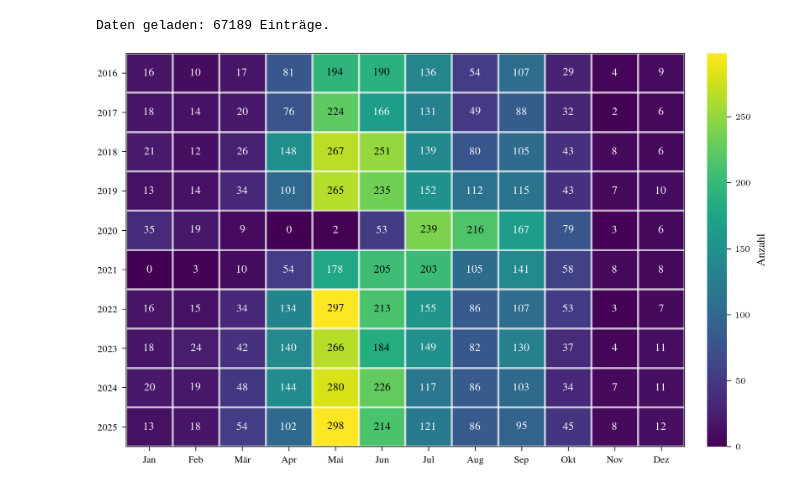
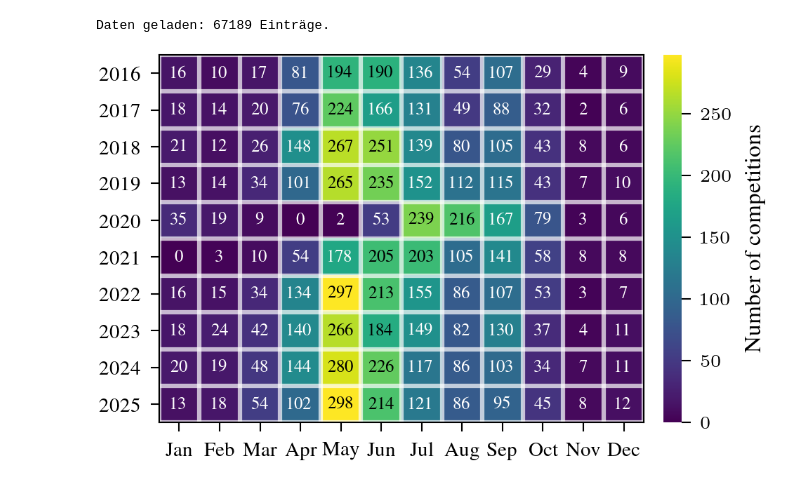
Before and after one commit to maxwernz/Data-Literacy, a Jupyter notebook: max/max_analysis/covid_heatmap.ipynb, the cells around one changed output. Cells and saved outputs as stored; diff of their text form; code cells hidden in the pictures.

```diff
--- a/max/max_analysis/covid_heatmap.ipynb
+++ b/max/max_analysis/covid_heatmap.ipynb
@@ -74,7 +74,7 @@ global_stats = df_germany.groupby('day_of_year')['iaaf_score'].median()
 global_smoothed = global_stats.rolling(window=14, center=True).mean()
 
 
-column_width = "full"
+column_width = "half"
 
 with plt.rc_context(plt.bundles.icml2024(column=column_width)):
 
@@ -82,7 +82,7 @@ with plt.rc_context(plt.bundles.icml2024(column=column_width)):
     years = df_germany['jahr'].unique()
 
     month_starts = [1, 32, 60, 91, 121, 152, 182, 213, 244, 274, 305, 335]
-    month_names = ['Jan', 'Feb', 'Mär', 'Apr', 'Mai', 'Jun', 'Jul', 'Aug', 'Sep', 'Okt', 'Nov', 'Dez']
+    month_names = ['Jan', 'Feb', 'Mar', 'Apr', 'May', 'Jun', 'Jul', 'Aug', 'Sep', 'Oct', 'Nov', 'Dec']
 
     heatmap_data = activity_pivot.values
 
@@ -113,32 +113,32 @@ with plt.rc_context(plt.bundles.icml2024(column=column_width)):
     for i in range(len(years_idx)):
         for j in range(len(months_idx)):
             val = heatmap_data[i, j]
 
             # Nur anzeigen, wenn Wert vorhanden (> 0), reduziert visuelles Rauschen
             # if val > 0:
             # Farbe basierend auf Hintergrundhelligkeit wählen
             if cmap_name == 'viridis':
                 text_color = "black" if val > threshold else "white"
             elif cmap_name == 'Blues':
                 # Bei Blues ist es umgekehrt: Hohe Werte sind dunkelblau
                 text_color = "white" if val > threshold else "black"
             else:
                 text_color = "white" # Fallback
 
             if column_width == "full":
                 plt.text(j, i, str(int(val)), ha="center", va="center",
                             color=text_color)
             else:
                 plt.text(j, i, str(int(val)), ha="center", va="center",
                             color=text_color, fontsize=6)
 
     # Colorbar
     cbar = plt.colorbar(im, fraction=0.046, pad=0.04)
     cbar.outline.set_visible(False)
-    cbar.set_label('Anzahl')
+    cbar.set_label('Number of competitions')
 
 
     plt.savefig(f"COVID_Heatmap_{column_width}", category="Corona_Analyse")
     plt.show()
 # %% [output]
-[figure, old version]
+[figure, new version]
```
Also changed, not shown: 5 other files.
